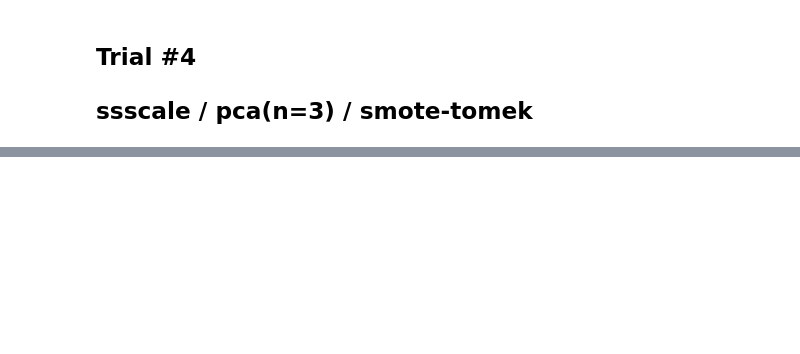
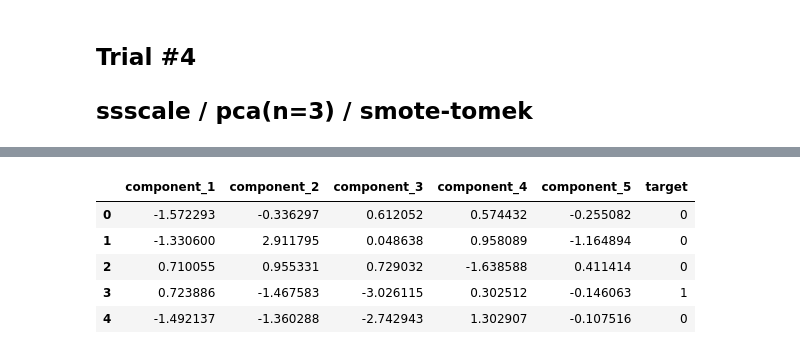
Before and after one commit to Yenabeam/dss_prjt_socar, a Jupyter notebook: 1. workspace/Yena/ml_modeling_v7.ipynb, the cells around one changed output, grey strips where cells are left out. Saved outputs shown, nothing was run; the diff lists cells and outputs as text; code cells hidden in the pictures; blank space fills up the shorter version.

```diff
--- a/1. workspace/Yena/ml_modeling_v7.ipynb
+++ b/1. workspace/Yena/ml_modeling_v7.ipynb
@@ -566,0 +1630,33 @@ results
+# %%
+df_17 = df.copy()
+df_17 = df_17.drop(columns=['sharing_type', 'has_previous_accident','b2b','accident_ratio','socarpass', 'car_part2'])
+df_17
+
+y_target = df_17['fraud_YN']
+X_features = df_17.drop('fraud_YN', axis=1)
+
+y_target = df_17['fraud_YN'].reset_index()
+y_target = y_target.drop('index', axis=1)
+# %%
+from sklearn.decomposition import PCA
+from sklearn.preprocessing import RobustScaler
+
+scaler = RobustScaler()
+df_scaled = scaler.fit_transform(X_features)
+
+pca = PCA(n_components=5)
+pca.fit(df_scaled)
+df_pca = pca.transform(df_scaled)
+
+pca_columns = ['component_1','component_2','component_3','component_4','component_5']
+
+DF_pca = pd.DataFrame(df_pca, columns=pca_columns)
+DF_pca['target'] = y_target
+DF_pca.head()
+# %% [output]
+|  | component_1 | component_2 | component_3 | component_4 | component_5 | target |
+| 0 | -1.572293 | -0.336297 | 0.612052 | 0.574432 | -0.255082 | 0 |
+| 1 | -1.330600 | 2.911795 | 0.048638 | 0.958089 | -1.164894 | 0 |
+| 2 | 0.710055 | 0.955331 | 0.729032 | -1.638588 | 0.411414 | 0 |
+| 3 | 0.723886 | -1.467583 | -3.026115 | 0.302512 | -0.146063 | 1 |
+| 4 | -1.492137 | -1.360288 | -2.742943 | 1.302907 | -0.107516 | 0 |
```
Also changed, not shown: parts of 111 cells of this notebook.
